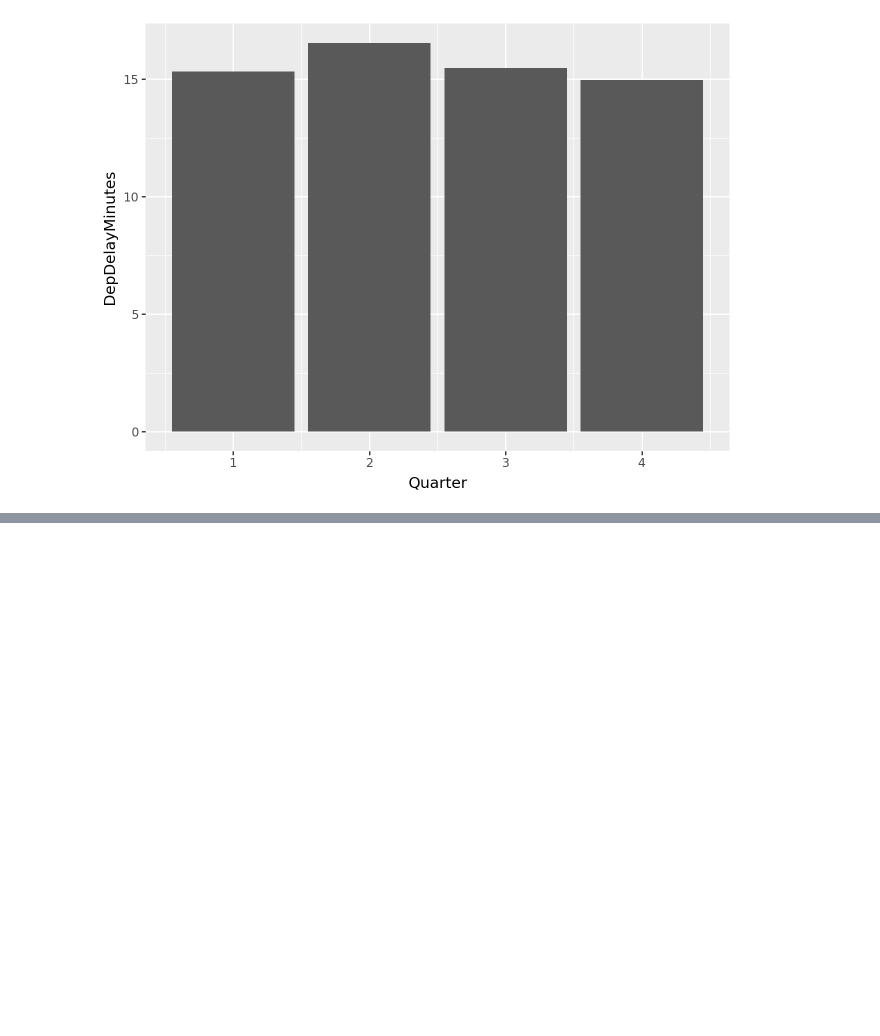
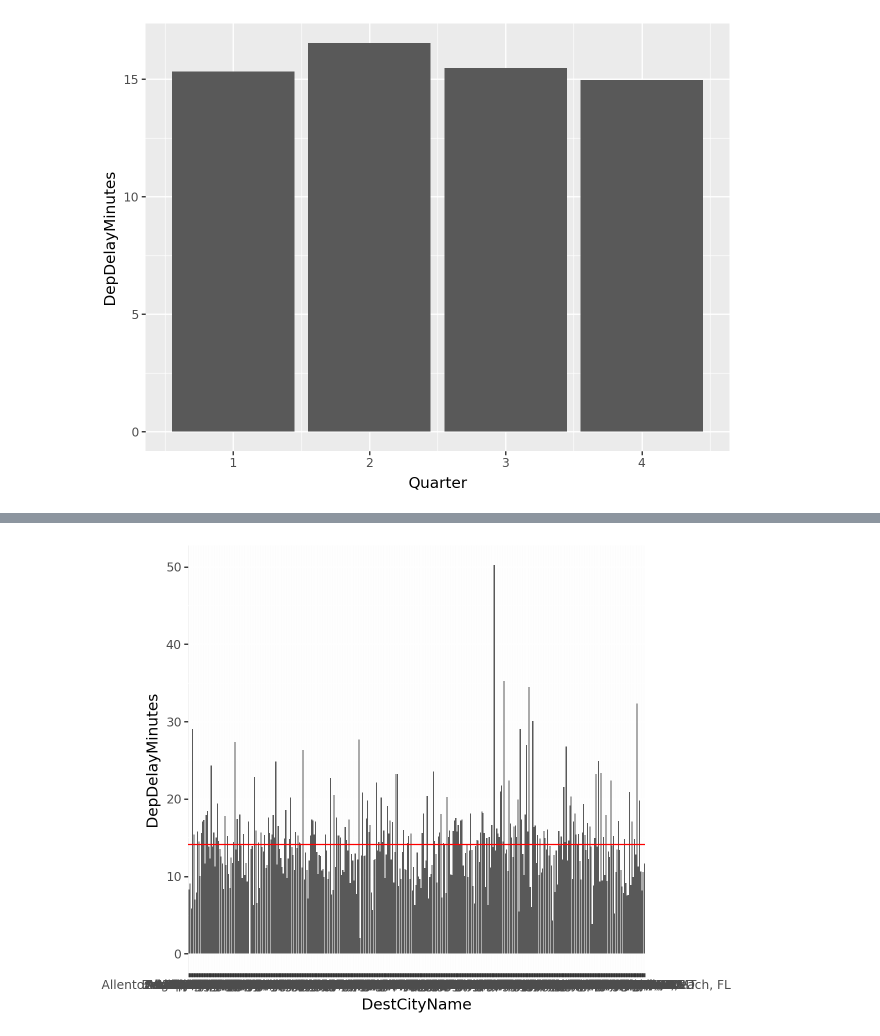
Before and after one commit to irene-zh/Summer-Practicum-25, a Jupyter notebook: 2_Code/Hannah_Ben_delays.ipynb, the cells around one changed output, grey strips where cells are left out. Cells and saved outputs as stored; diff of their text form; code cells hidden in the pictures; blank space fills up the shorter version.

```diff
--- a/2_Code/Hannah_Ben_delays.ipynb
+++ b/2_Code/Hannah_Ben_delays.ipynb
@@ -121,0 +145,7 @@ ggplot(avg_delay_by_quarter, aes(x = 'Quarter', y = 'DepDelayMinutes')) + geom_c
+# %%
+#average delay by origin city
+avg_delay_by_dest_city = df.groupby("DestCityName")["DepDelayMinutes"].mean().reset_index()
+
+ggplot(avg_delay_by_dest_city, aes(x = 'DestCityName', y = 'DepDelayMinutes')) + geom_col() + geom_hline(yintercept=avg_delay_by_dest_city["DepDelayMinutes"].mean(), color="Red")
+# %% [output]
+[figure, added]
```
Also changed, not shown: parts of 4 cells of this notebook, 3 other files.
